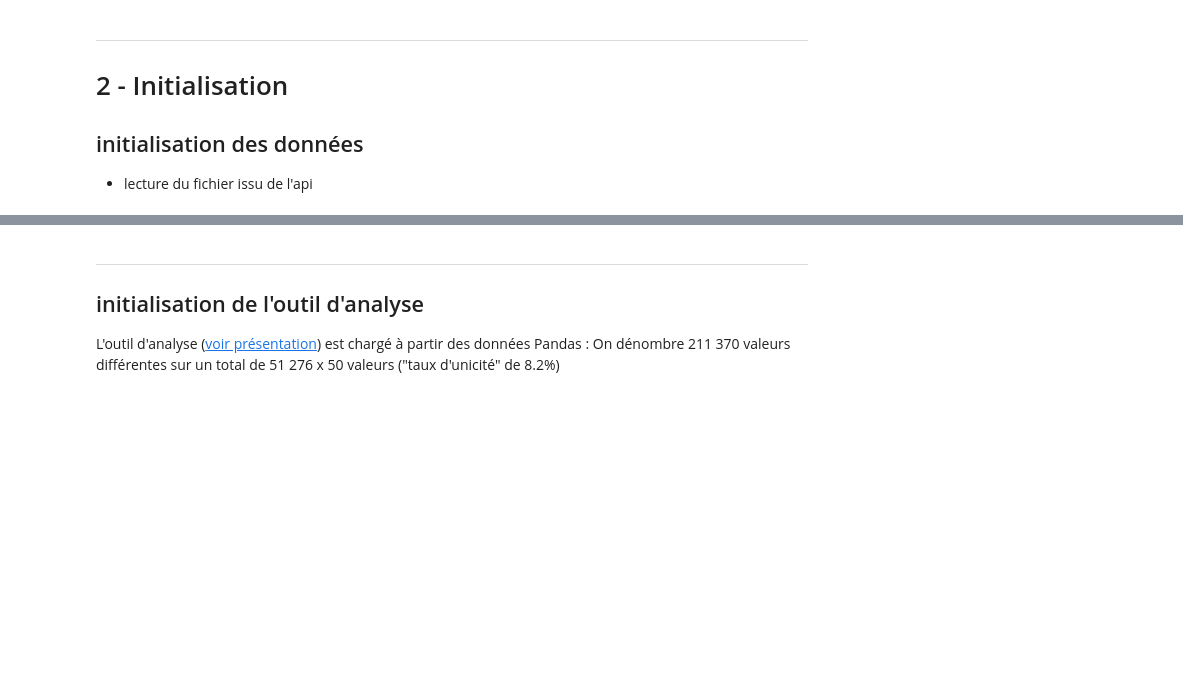
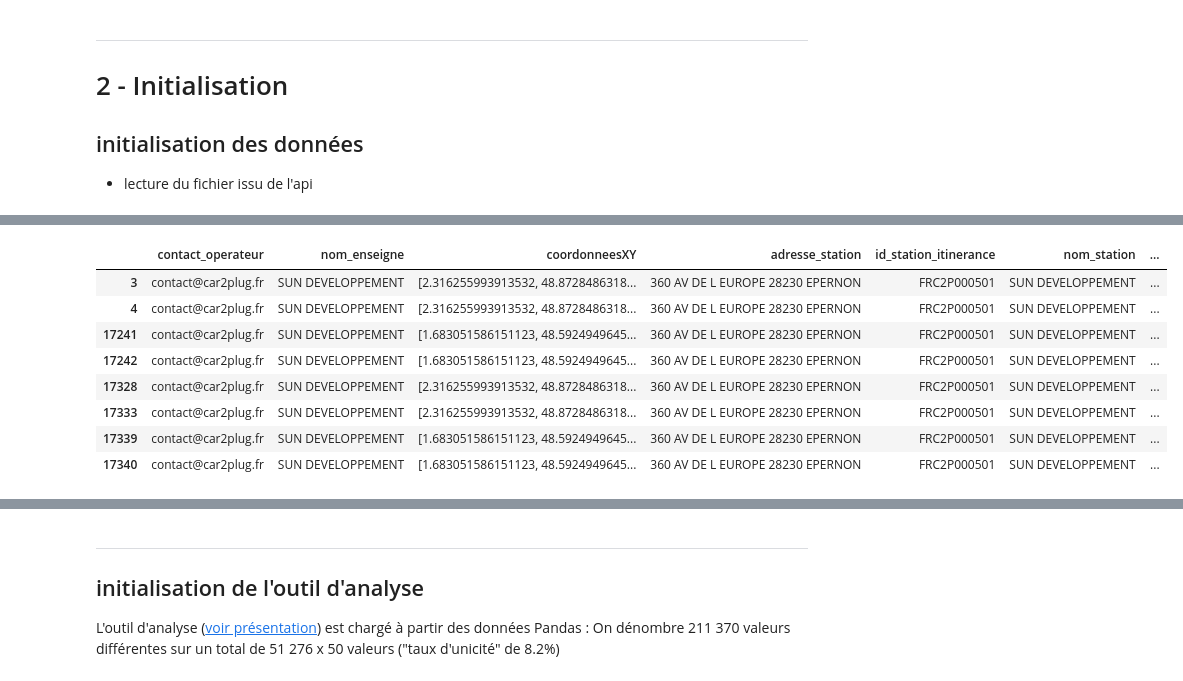
Before and after one commit to loco-philippe/Environmental-Sensing, a Jupyter notebook: python/Validation/irve/IRVE-v3.ipynb, the cells around one changed output, grey strips where cells are left out. Cells and saved outputs as stored; diff of their text form; code cells hidden in the pictures; blank space fills up the shorter version.

```diff
--- a/python/Validation/irve/IRVE-v3.ipynb
+++ b/python/Validation/irve/IRVE-v3.ipynb
@@ -81,0 +231,12 @@ data3['id'] = list(range(len(data3)))
+# %%
+data.loc[data.id_station_itinerance == 'FRC2P000501', relations]
+# %% [output]
+|  | contact_operateur | nom_enseigne | coordonneesXY | adresse_station | id_station_itinerance | nom_station | ... |
+| 3 | contact@car2plug.fr | SUN DEVELOPPEMENT | [2.316255993913532, 48.8728486318... | 360 AV DE L EUROPE 28230 EPERNON | FRC2P000501 | SUN DEVELOPPEMENT | ... |
+| 4 | contact@car2plug.fr | SUN DEVELOPPEMENT | [2.316255993913532, 48.8728486318... | 360 AV DE L EUROPE 28230 EPERNON | FRC2P000501 | SUN DEVELOPPEMENT | ... |
+| 17241 | contact@car2plug.fr | SUN DEVELOPPEMENT | [1.683051586151123, 48.5924949645... | 360 AV DE L EUROPE 28230 EPERNON | FRC2P000501 | SUN DEVELOPPEMENT | ... |
+| 17242 | contact@car2plug.fr | SUN DEVELOPPEMENT | [1.683051586151123, 48.5924949645... | 360 AV DE L EUROPE 28230 EPERNON | FRC2P000501 | SUN DEVELOPPEMENT | ... |
+| 17328 | contact@car2plug.fr | SUN DEVELOPPEMENT | [2.316255993913532, 48.8728486318... | 360 AV DE L EUROPE 28230 EPERNON | FRC2P000501 | SUN DEVELOPPEMENT | ... |
+| 17333 | contact@car2plug.fr | SUN DEVELOPPEMENT | [2.316255993913532, 48.8728486318... | 360 AV DE L EUROPE 28230 EPERNON | FRC2P000501 | SUN DEVELOPPEMENT | ... |
+| 17339 | contact@car2plug.fr | SUN DEVELOPPEMENT | [1.683051586151123, 48.5924949645... | 360 AV DE L EUROPE 28230 EPERNON | FRC2P000501 | SUN DEVELOPPEMENT | ... |
+| 17340 | contact@car2plug.fr | SUN DEVELOPPEMENT | [1.683051586151123, 48.5924949645... | 360 AV DE L EUROPE 28230 EPERNON | FRC2P000501 | SUN DEVELOPPEMENT | ... |
```
Also changed, not shown: parts of 22 cells of this notebook.
